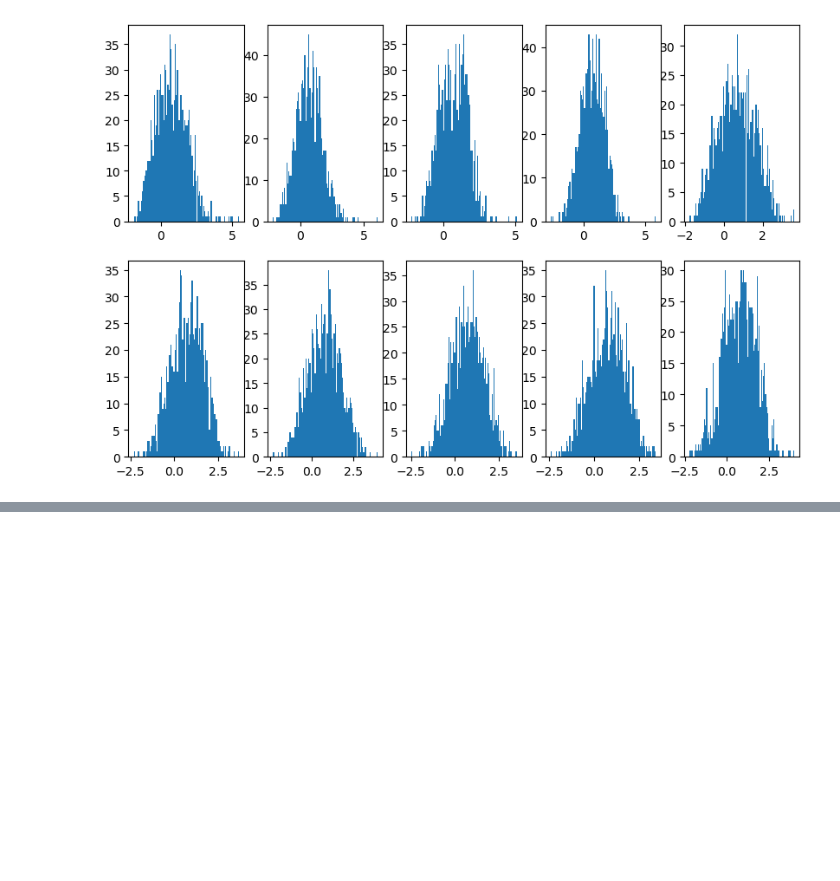
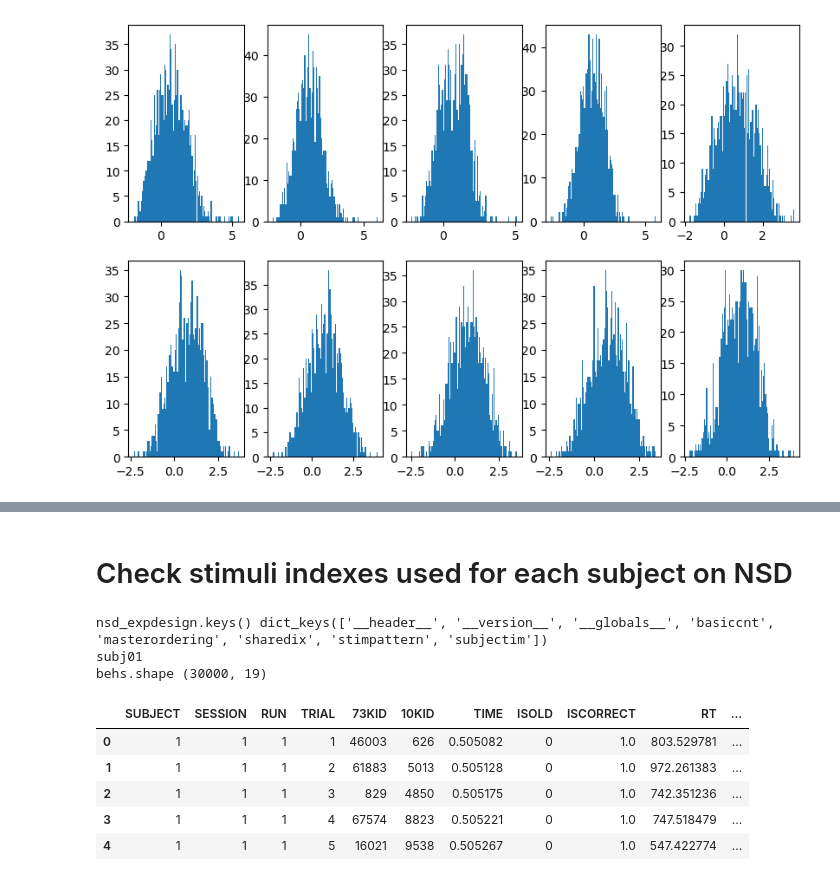
Before and after one commit to cfosco/brain2video, a Jupyter notebook: notebooks/explore_boldmoments.ipynb, the cells around one changed output, grey strips where cells are left out. Cells and saved outputs as stored; diff of their text form; code cells hidden in the pictures; blank space fills up the shorter version.

```diff
--- a/notebooks/explore_boldmoments.ipynb
+++ b/notebooks/explore_boldmoments.ipynb
@@ -382,0 +431,78 @@ for i in range(dims_to_plot):
+# %% [markdown]
+# Check stimuli indexes used for each subject on NSD
+# %%
+# opt = parser.parse_args()
+# subject = opt.subject
+# atlasname = 'streams'
+
+import os
+import numpy as np
+import pandas as pd
+import sys
+sys.path.append('../../StableDiffusionReconstruction/codes/utils/')
+from nsd_access import NSDAccess
+import scipy.io
+
+
+nsda = NSDAccess('../../StableDiffusionReconstruction/nsd/')
+nsd_expdesign = scipy.io.loadmat('../../StableDiffusionReconstruction/nsd/nsddata/experiments/nsd/nsd_expdesign.mat')
+
+print('nsd_expdesign.keys()',nsd_expdesign.keys())
+
+# Note that most of nsd_expdesign indices are 1-base index!
+# This is why subtracting 1
+sharedix = nsd_expdesign['sharedix'] -1
+
+for s in range(1,2):
+    subject = 'subj%02d' % s
+    print(subject)
+    behs = pd.DataFrame()
+    for i in range(1,41):
+        beh = nsda.read_behavior(subject=subject,
+                                session_index=i)
+        behs = pd.concat((behs,beh))
+
+    print('behs.shape',behs.shape)
+    display(behs.head())
+
+    # Caution: 73KID is 1-based! https://cvnlab.slite.page/p/fRv4lz5V2F/Behavioral-data
+    stims_unique = behs['73KID'].unique() - 1
+    stims_all = behs['73KID'] - 1
+    print(stims_unique)
+    print("stims_unique.shape",stims_unique.shape)
+    print("stims_all.shape",stims_all.shape)
+
+    # Get all IDs that appear at least 3 times
+    stims_unique_3 = behs['73KID'].value_counts()[behs['73KID'].value_counts()>=3].index.values - 1
+    print("stims_unique_3.shape",stims_unique_3.shape)
+    print(stims_unique_3)
+
+
+# savedir = f'../../mrifeat/{subject}/'
+# os.makedirs(savedir, exist_ok=True)
+
+# if not os.path.exists(f'{savedir}/{subject}_stims.npy'):
+#     np.save(f'{savedir}/{subject}_stims.npy',stims_all) # This is a list of all image IDs seen by the subject across the 38 sessions
+#     np.save(f'{savedir}/{subject}_stims_ave.npy',stims_unique) # This is a list of all UNIQUE image IDs seen by the subject across the sessions
+
+# for i in range(1,38):
+#     print(i)
+#     beta_trial = nsda.read_betas(subject=subject,
+#                             session_index=i,
+#                             trial_index=[], # empty list as index means get all for this session
+#                             data_type='betas_fithrf_GLMdenoise_RR',
+#                             data_format='func1pt8mm')
+#     if i==1:
+#         betas_all = beta_trial
+#     else:
+#         betas_all = np.concatenate((betas_all,beta_trial),0)
+# %% [output]
+nsd_expdesign.keys() dict_keys(['__header__', '__version__', '__globals__', 'basiccnt', 'masterordering', 'sharedix', 'stimpattern', 'subjectim'])
+subj01
+behs.shape (30000, 19)
+|  | SUBJECT | SESSION | RUN | TRIAL | 73KID | 10KID | TIME | ISOLD | ISCORRECT | RT | ... |
+| 0 | 1 | 1 | 1 | 1 | 46003 | 626 | 0.505082 | 0 | 1.0 | 803.529781 | ... |
+| 1 | 1 | 1 | 1 | 2 | 61883 | 5013 | 0.505128 | 0 | 1.0 | 972.261383 | ... |
+| 2 | 1 | 1 | 1 | 3 | 829 | 4850 | 0.505175 | 0 | 1.0 | 742.351236 | ... |
+| 3 | 1 | 1 | 1 | 4 | 67574 | 8823 | 0.505221 | 0 | 1.0 | 747.518479 | ... |
+| 4 | 1 | 1 | 1 | 5 | 16021 | 9538 | 0.505267 | 0 | 1.0 | 547.422774 | ... |
```
Also changed, not shown: parts of 4 cells of this notebook, 10 other files.
